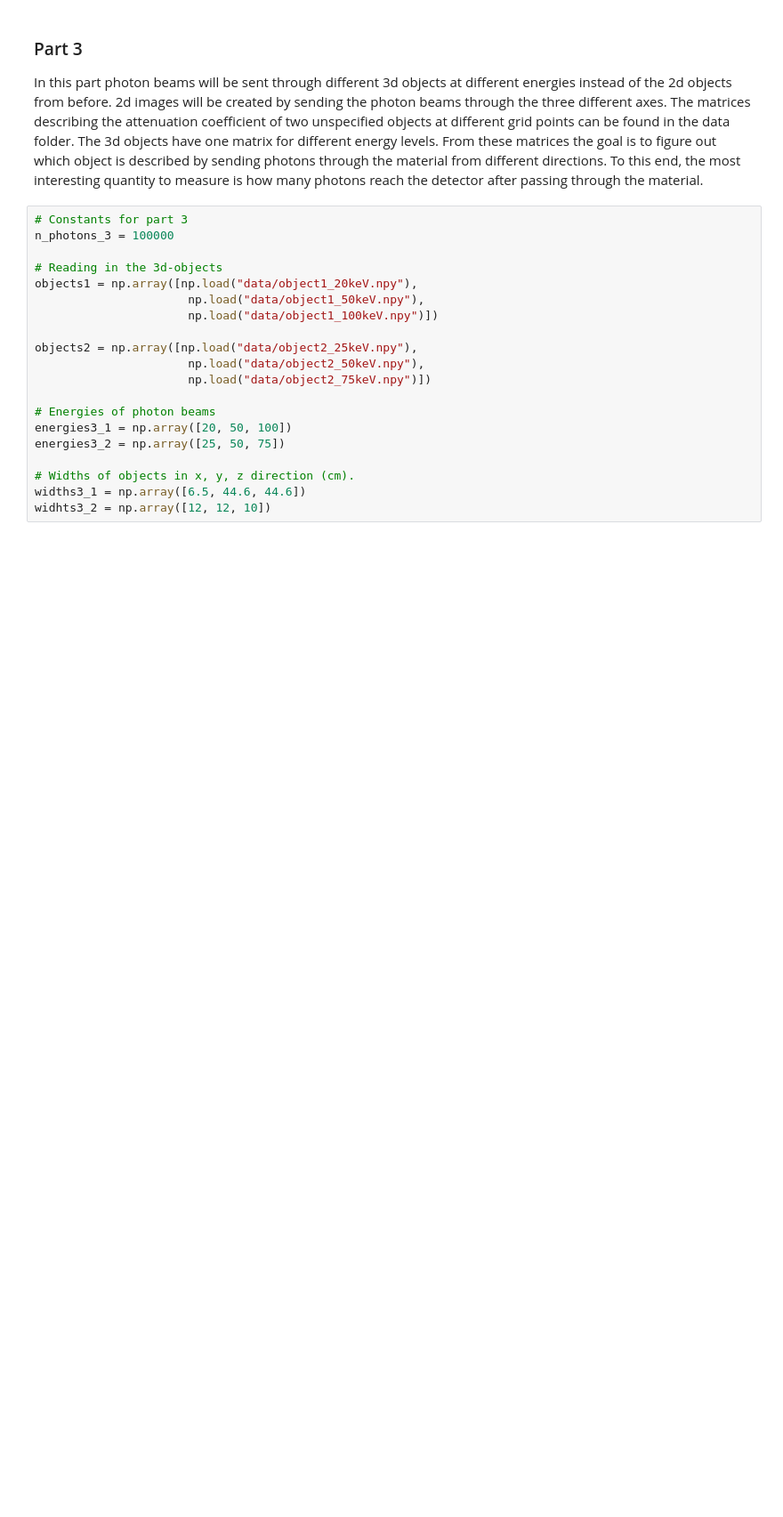
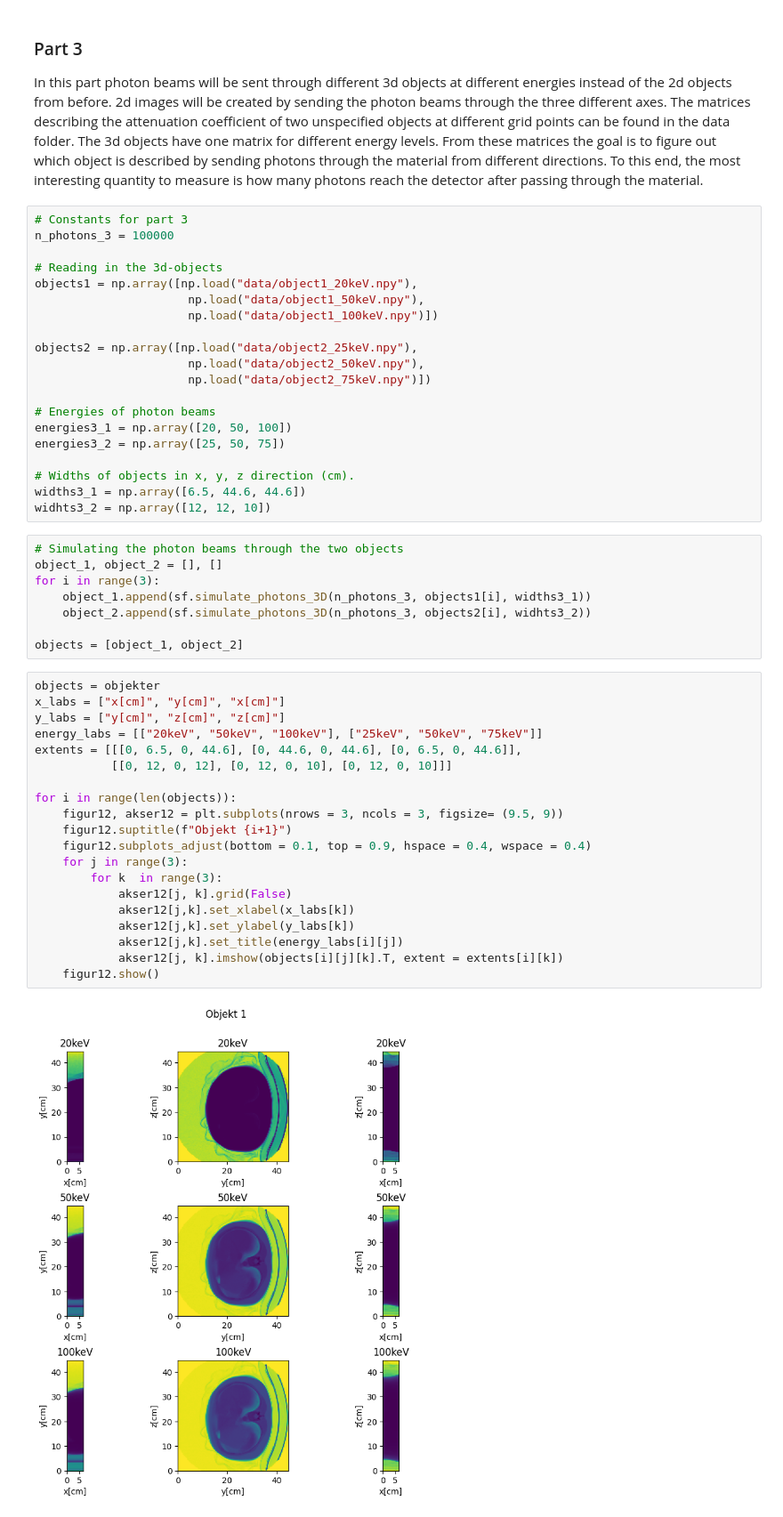
Before and after one commit to TorjeiHelset/Software-and-Computing-for-Applied-Physics, a Jupyter notebook: x-ray-simulation.ipynb, the cells around one changed output. Shown at 89% size. Saved outputs shown, nothing was run; the diff lists cells and outputs as text; blank space fills up the shorter version.

Commit message:
Added simulate_photons_3D to simulate photon beam through the 3 planes and displayed results

```diff
--- a/x-ray-simulation.ipynb
+++ b/x-ray-simulation.ipynb
@@ -365,3 +365,33 @@ energies3_2 = np.array([25, 50, 75])
 # Widths of objects in x, y, z direction (cm).
 widths3_1 = np.array([6.5, 44.6, 44.6])
 widhts3_2 = np.array([12, 12, 10])
+# %%
+# Simulating the photon beams through the two objects
+object_1, object_2 = [], []
+for i in range(3):
+    object_1.append(sf.simulate_photons_3D(n_photons_3, objects1[i], widths3_1))
+    object_2.append(sf.simulate_photons_3D(n_photons_3, objects2[i], widhts3_2))
+
+objects = [object_1, object_2]
+# %%
+objects = objekter
+x_labs = ["x[cm]", "y[cm]", "x[cm]"]
+y_labs = ["y[cm]", "z[cm]", "z[cm]"]
+energy_labs = [["20keV", "50keV", "100keV"], ["25keV", "50keV", "75keV"]]
+extents = [[[0, 6.5, 0, 44.6], [0, 44.6, 0, 44.6], [0, 6.5, 0, 44.6]],
+           [[0, 12, 0, 12], [0, 12, 0, 10], [0, 12, 0, 10]]]
+
+for i in range(len(objects)):
+    figur12, akser12 = plt.subplots(nrows = 3, ncols = 3, figsize= (9.5, 9))
+    figur12.suptitle(f"Objekt {i+1}")
+    figur12.subplots_adjust(bottom = 0.1, top = 0.9, hspace = 0.4, wspace = 0.4)
+    for j in range(3):
+        for k  in range(3):
+            akser12[j, k].grid(False)
+            akser12[j,k].set_xlabel(x_labs[k])
+            akser12[j,k].set_ylabel(y_labs[k])
+            akser12[j,k].set_title(energy_labs[i][j])
+            akser12[j, k].imshow(objects[i][j][k].T, extent = extents[i][k])
+    figur12.show()
+# %% [output]
+[figure, added]
```
Also changed, not shown: parts of 6 cells of this notebook, 1 other file.
